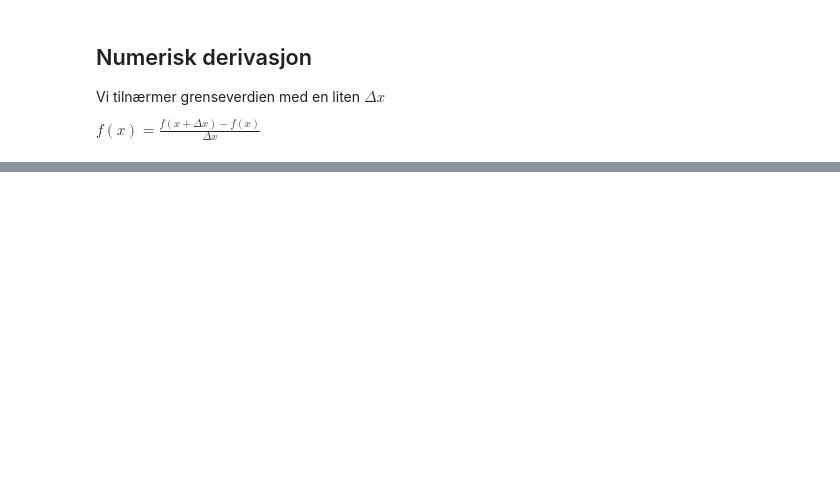
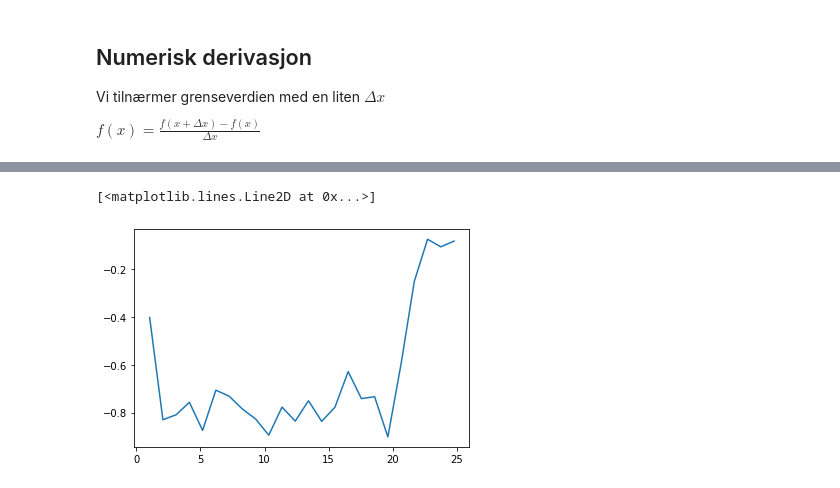
Before and after one commit to mattiastofte/promod, a Jupyter notebook: numeriske metoder/derivasjon.ipynb, the cells around one changed output, grey strips where cells are left out. Saved outputs shown, nothing was run; the diff lists cells and outputs as text; code cells hidden in the pictures; blank space fills up the shorter version.

```diff
--- a/numeriske metoder/derivasjon.ipynb
+++ b/numeriske metoder/derivasjon.ipynb
@@ -38,0 +54,12 @@ for standardform in verdier:
+# %%
+fart = []
+for i in range(len(tid)-1):
+    dy = posisjon[i+1] - posisjon[i]
+    dx = tid[i+1] - tid[i]
+    derivert = dy/dx
+    fart.append(derivert)
+
+plot(tid[:-1], fart)
+# %% [output]
+[<matplotlib.lines.Line2D at 0x...>]
+[figure, added]
```
Also changed, not shown: parts of 12 cells of this notebook, 2 other files.
